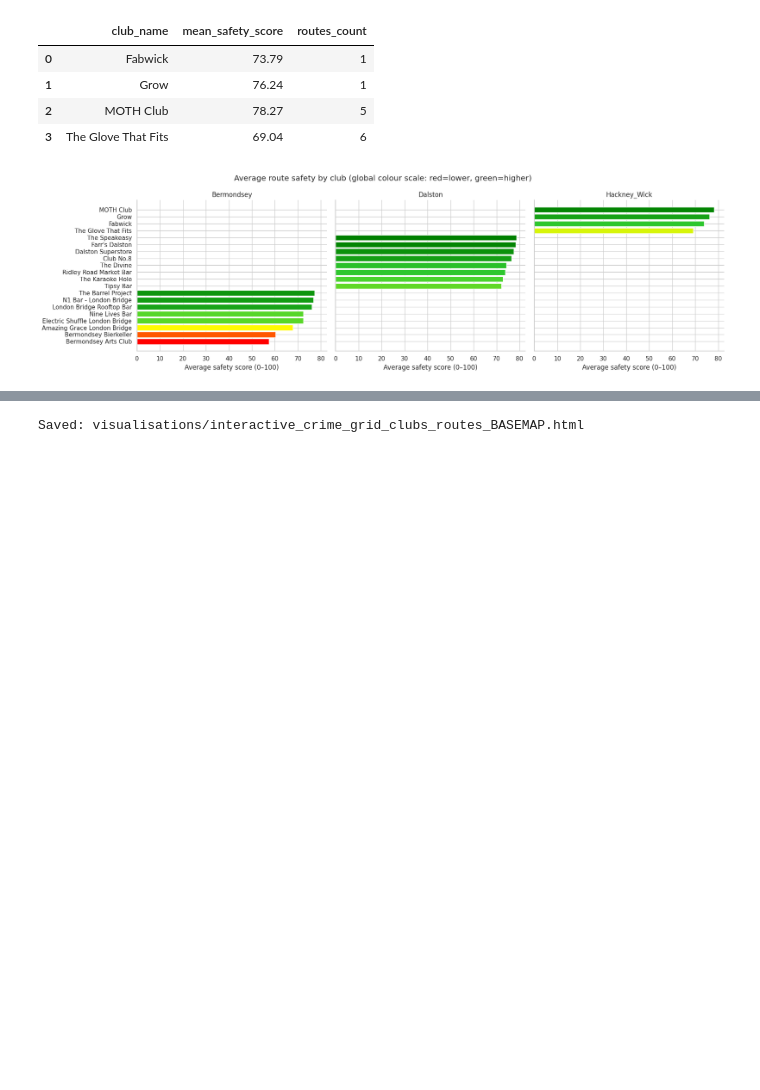
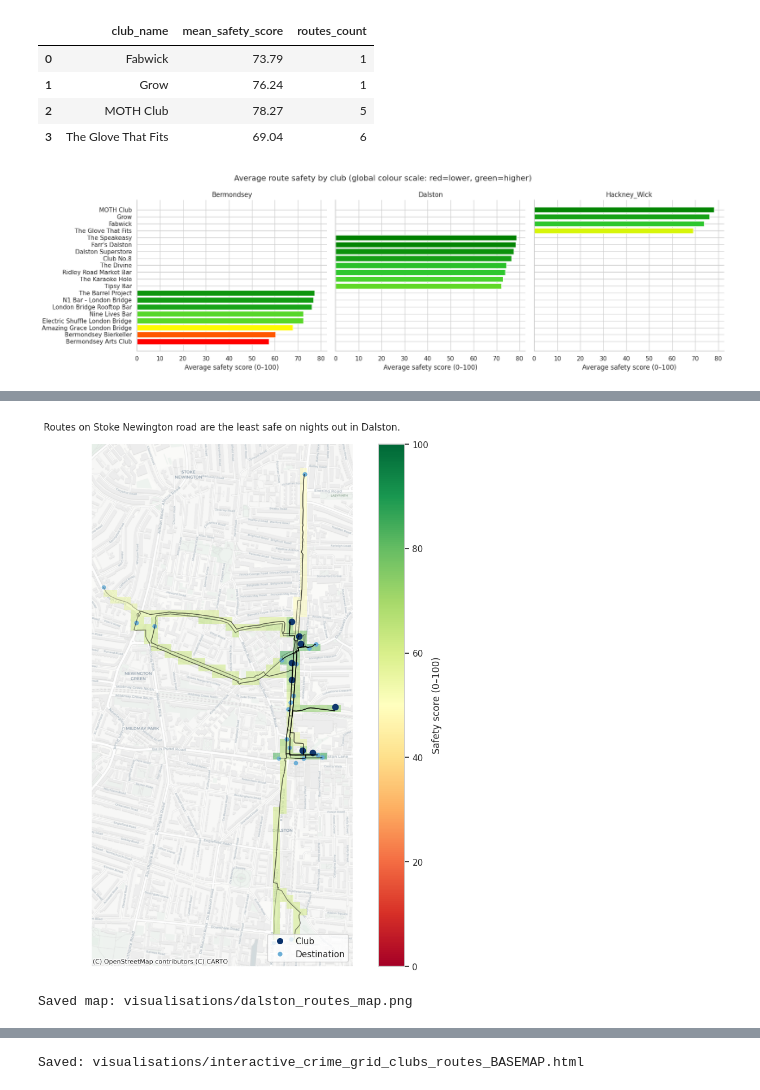
Before and after one commit to elimossmarks11/safe_routes_home, a Jupyter notebook: NB03_Data_Visualisation.ipynb, the cells around one changed output, grey strips where cells are left out. Cells and saved outputs as stored; diff of their text form; code cells hidden in the pictures; blank space fills up the shorter version.

Commit message:
Updated map titles

```diff
--- a/NB03_Data_Visualisation.ipynb
+++ b/NB03_Data_Visualisation.ipynb
@@ -789,0 +780,5 @@ Saved map: visualisations/bermondsey_routes_map.png
+# %%
+plot_routes_for_area("Dalston", plot_title="Routes on Stoke Newington road are the least safe on nights out in Dalston.")
+# %% [output]
+[figure, added]
+Saved map: visualisations/dalston_routes_map.png
```
Also changed, not shown: parts of 3 cells of this notebook, 4 other files.
